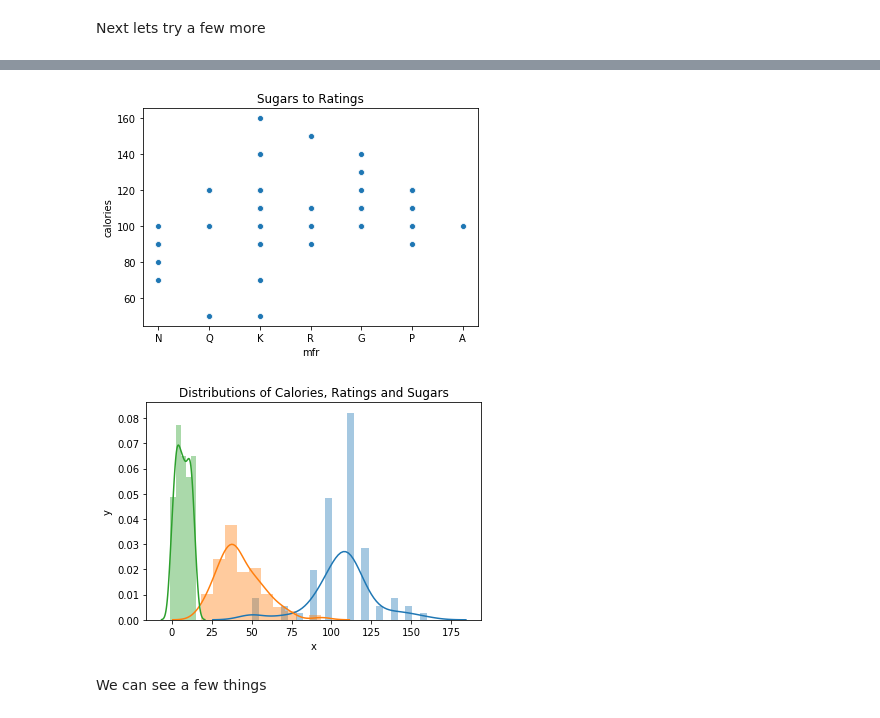
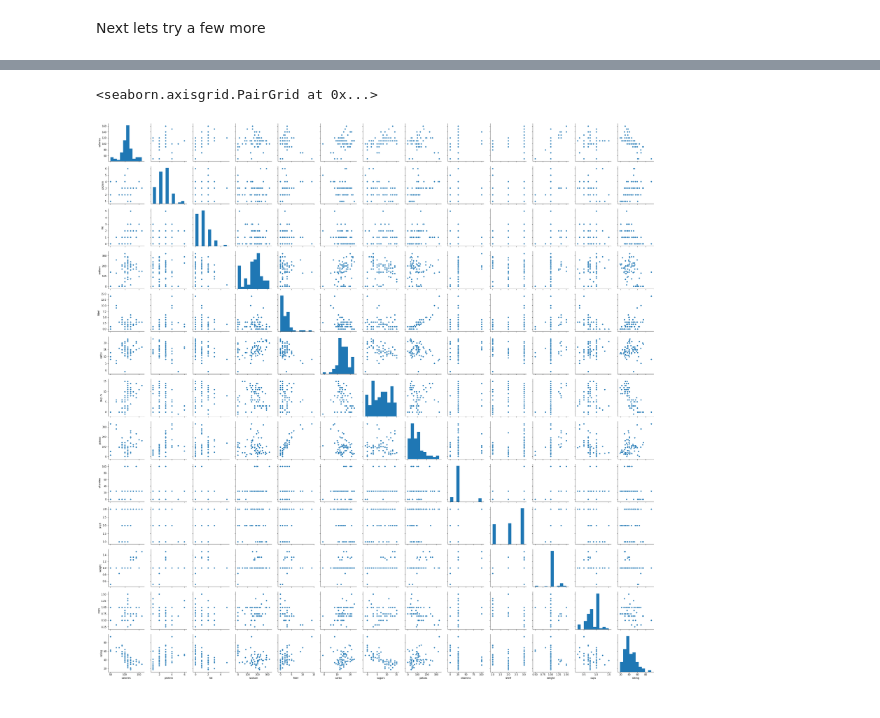
Before and after one commit to SykoTheKiD/LearningDataScience, a Jupyter notebook: Cereal Stats.ipynb, the cells around one changed output, grey strips where cells are left out. Saved outputs shown, nothing was run; the diff lists cells and outputs as text; code cells hidden in the pictures.

```diff
--- a/Cereal Stats.ipynb
+++ b/Cereal Stats.ipynb
@@ -69,18 +76,6 @@ rating_to_sugars
 [figure]
-# %%
-rating_to_sugars = sns.scatterplot(cereal_frame['mfr'], cereal_frame['calories'])
-rating_to_sugars.set_title('Sugars to Ratings')
-plt.show()
-# %% [output]
-[figure, removed]
-# %%
-sns.distplot(cereal_frame['calories'])
-sns.distplot(cereal_frame['rating'])
-rating_to_sugars = sns.distplot(cereal_frame['sugars'])
-rating_to_sugars.set_title('Distributions of Calories, Ratings and Sugars')
-rating_to_sugars.set(xlabel='x', ylabel='y')
-plt.show()
-# %% [output]
-[figure, removed]
-# %% [markdown]
-We can see a few things
+# %%
+sns.pairplot(cereal_frame)
+# %% [output]
+<seaborn.axisgrid.PairGrid at 0x...>
+[figure, added]
```
Also changed, not shown: parts of 13 cells of this notebook, 1 other file.
